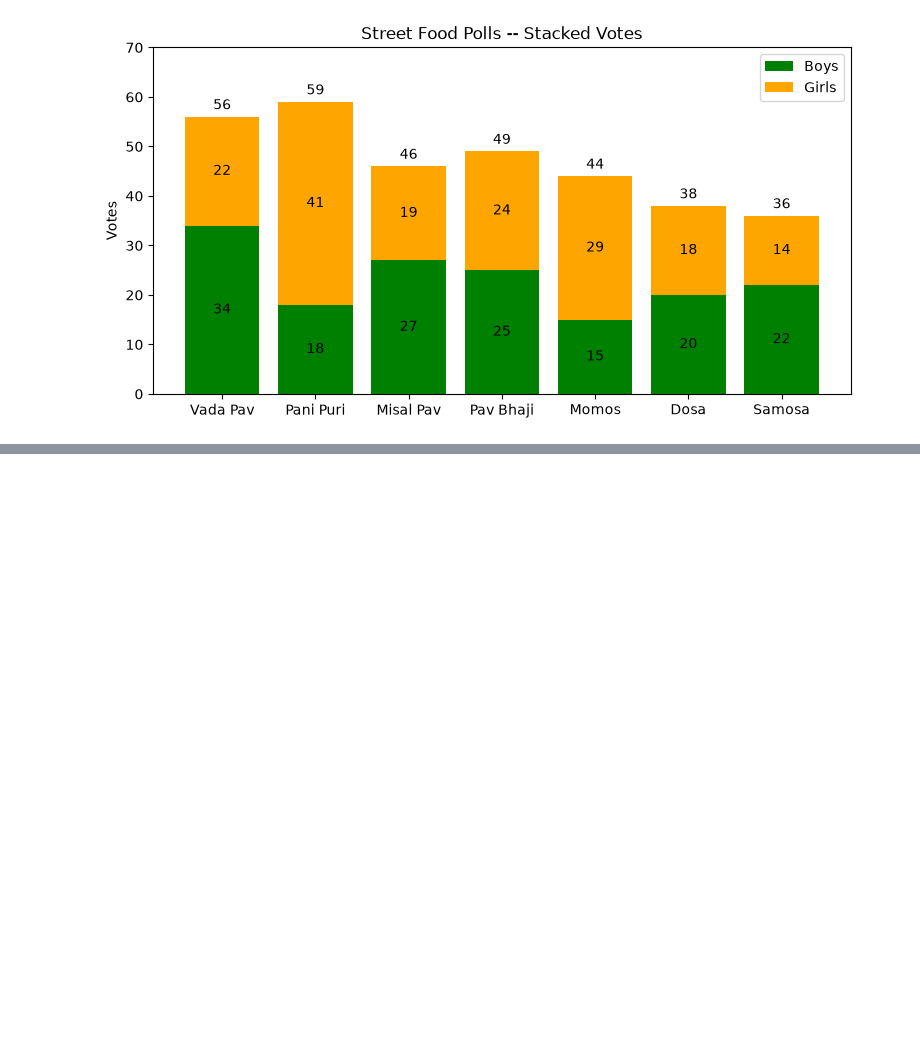
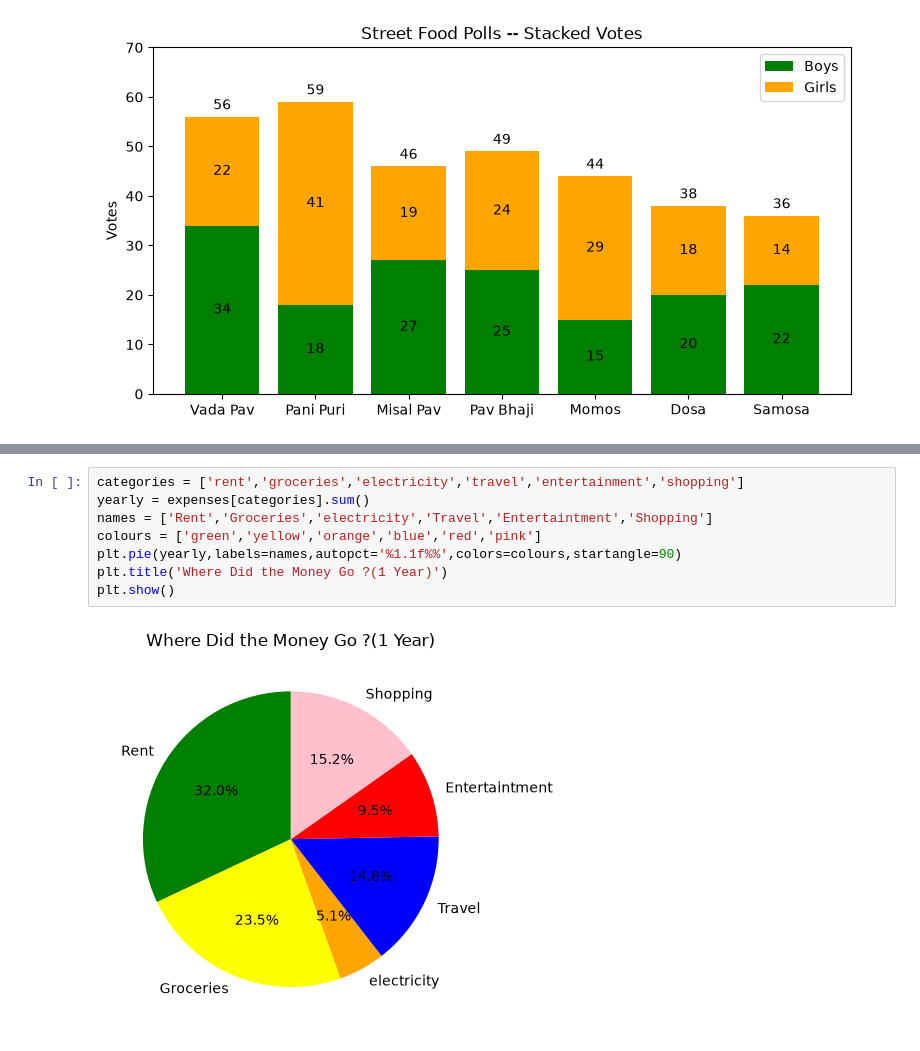
Before and after one commit to singh-amit-45/Data-Science, a Jupyter notebook: Libraries/Matplotlib/Matplotlib.ipynb, the cells around one changed output, grey strips where cells are left out. Drawn from its saved outputs; the diff is of its cells as text; blank space fills up the shorter version.

```diff
--- a/Libraries/Matplotlib/Matplotlib.ipynb
+++ b/Libraries/Matplotlib/Matplotlib.ipynb
@@ -318,0 +374,10 @@ plt.show()
+# %%
+categories = ['rent','groceries','electricity','travel','entertainment','shopping']
+yearly = expenses[categories].sum()
+names = ['Rent','Groceries','electricity','Travel','Entertaintment','Shopping']
+colours = ['green','yellow','orange','blue','red','pink']
+plt.pie(yearly,labels=names,autopct='%1.1f%%',colors=colours,startangle=90)
+plt.title('Where Did the Money Go ?(1 Year)')
+plt.show()
+# %% [output]
+[figure, added]
```
Also changed, not shown: parts of 16 cells of this notebook.
